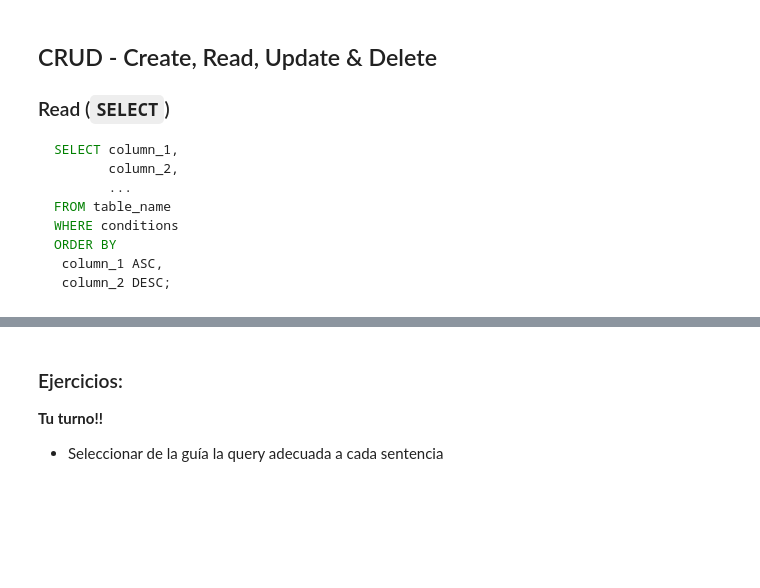
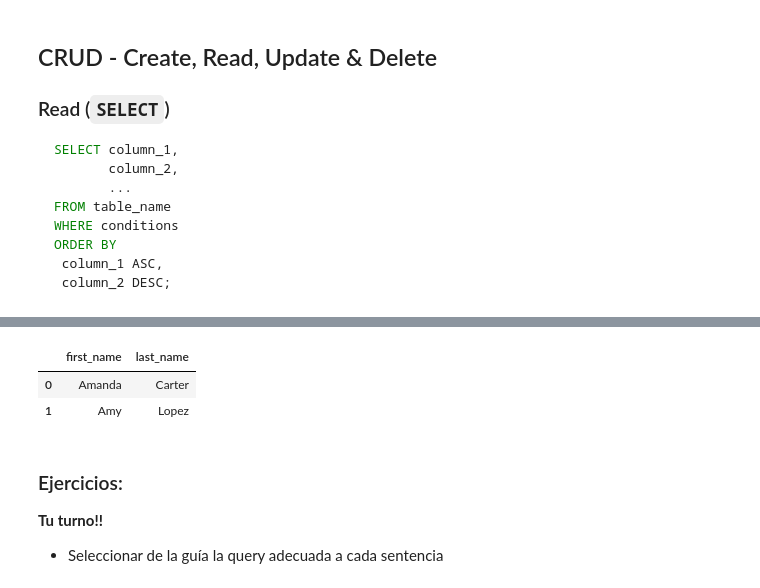
Before and after one commit to cerouno-examples/cerouno-ds, a Jupyter notebook: 3_Consumo-de-datos_Analisis_de_grandes_datos/01_consumo_de_datos/SQL_PostgreSQL.ipynb, the cells around one changed output, grey strips where cells are left out. Cells and saved outputs as stored; diff of their text form; code cells hidden in the pictures; blank space fills up the shorter version.

```diff
--- a/3_Consumo-de-datos_Analisis_de_grandes_datos/01_consumo_de_datos/SQL_PostgreSQL.ipynb
+++ b/3_Consumo-de-datos_Analisis_de_grandes_datos/01_consumo_de_datos/SQL_PostgreSQL.ipynb
@@ -55,7 +65,7 @@
 import psycopg2, pandas
 
 # Set up connection parameters
-db_connection = psycopg2.connect(host="localhost", port="32770",
+db_connection = psycopg2.connect(host="localhost", port="32768",
                                  user="postgres",password="",
                                  dbname="dvdrental")
 
@@ -83,10 +112,16 @@ dataframe_from_query
 # %%
 # Basic select 2
-sql_query = "SELECT first_name, last_name  FROM customer WHERE first_name = 'Amanda' OR first_name = 'Amy' ORDER BY last_name ASC;"
+sql_query = '''SELECT first_name, last_name
+            FROM customer WHERE first_name = 'Amanda'
+            OR first_name = 'Amy' ORDER BY last_name ASC;'''
 
 
 dataframe_from_query = pandas.read_sql_query(sql_query, db_connection)
 dataframe_from_query
+# %% [output]
+|  | first_name | last_name |
+| 0 | Amanda | Carter |
+| 1 | Amy | Lopez |
 # %% [markdown]
 ### Ejercicios:
 **Tu turno!!**
```
Also changed, not shown: parts of 3 cells of this notebook, 5 other files.
